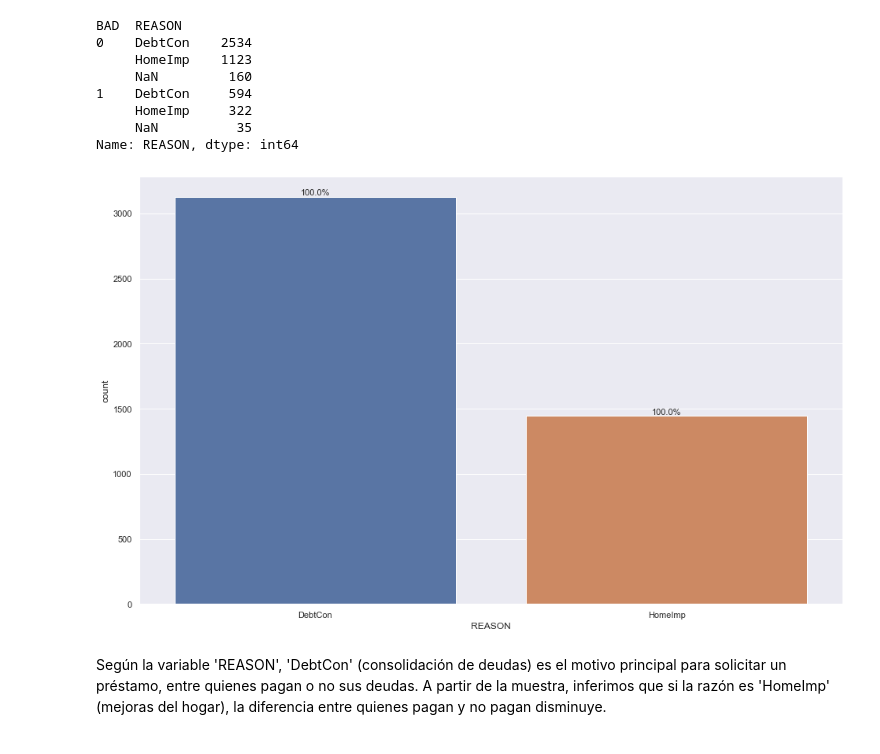
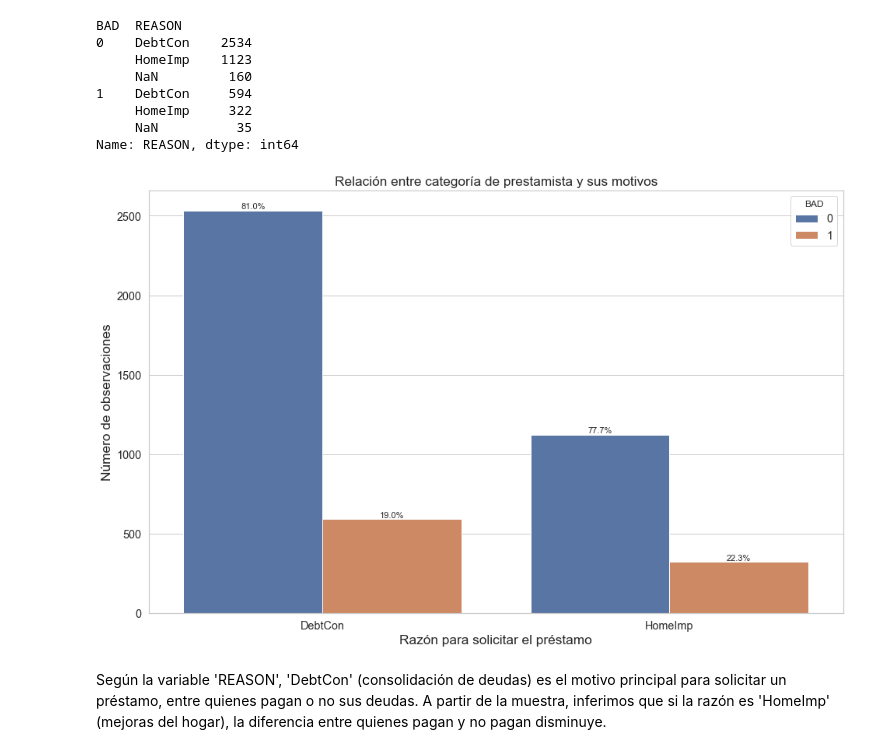
Before and after one commit to HelgaZambrana/data-science-coderhouse, a Jupyter notebook: ProyectoFinal_RiesgoCrediticio.ipynb, the cells around one changed output. Drawn from its saved outputs; the diff is of its cells as text; code cells hidden in the pictures.

```diff
--- a/ProyectoFinal_RiesgoCrediticio.ipynb
+++ b/ProyectoFinal_RiesgoCrediticio.ipynb
@@ -263,21 +265,25 @@ BAD  REASON
 Name: REASON, dtype: int64
 # %%
 # Mostrar los resultados en un bar plot
-
 def percentage_above_bar_relative_to_xgroup(ax):
     all_heights = [[p.get_height() for p in bars] for bars in ax.containers]
     for bars in ax.containers:
         for i, p in enumerate(bars):
             total = sum(xgroup[i] for xgroup in all_heights)
             percentage = f'{(100 * p.get_height() / total) :.1f}%'
             ax.annotate(percentage, (p.get_x() + p.get_width() / 2, p.get_height()), size=11, ha='center', va='bottom')
 
-ax = sns.countplot(x="REASON", data=train_df)
+ax = sns.countplot(x="REASON",
+                   hue="BAD",
+                   data=train_df)
+ax.set(xlabel='Razón para solicitar el préstamo',
+       ylabel='Número de observaciones',
+       title = 'Relación entre categoría de prestamista y sus motivos')
 
 percentage_above_bar_relative_to_xgroup(ax)
 plt.show()
 # %% [output]
-[figure, old version]
+[figure, new version]
 # %% [markdown]
 Según la variable 'REASON', 'DebtCon' (consolidación de deudas) es el motivo principal para solicitar un préstamo, entre quienes pagan o no sus deudas. A partir de la muestra, inferimos que si la razón es 'HomeImp' (mejoras del hogar), la diferencia entre quienes pagan y no pagan disminuye.
 # %%
```
Also changed, not shown: parts of 3 cells of this notebook.
